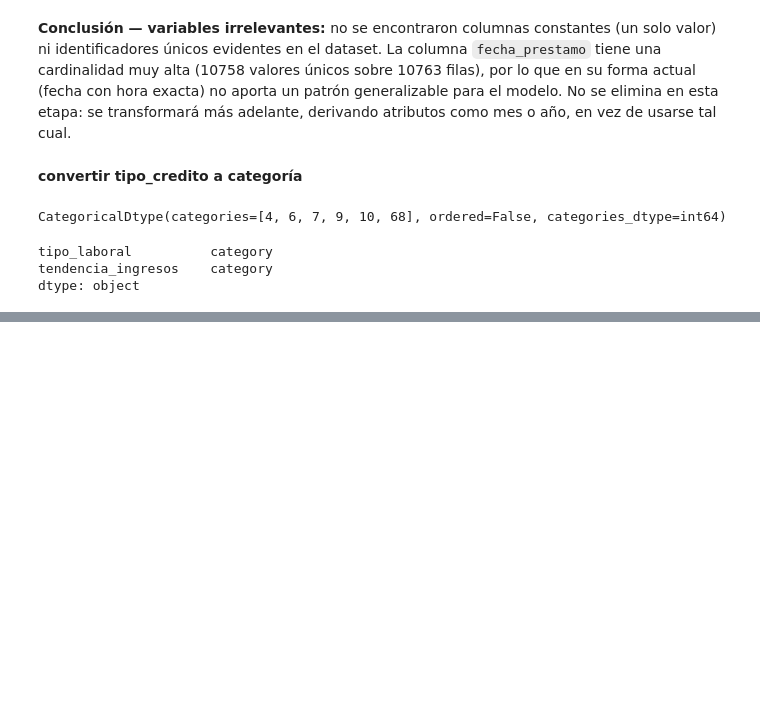
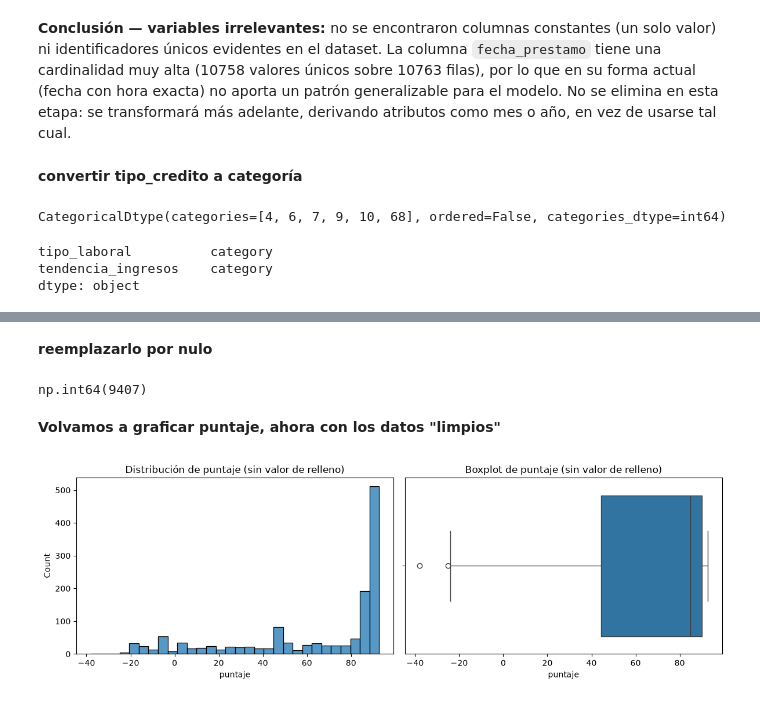
Before and after one commit to AlejandraBlandon/proyecto-integrador-churn, a Jupyter notebook: mlops_pipeline/src/comprension_eda.ipynb, the cells around one changed output, grey strips where cells are left out. Drawn from its saved outputs; the diff is of its cells as text; code cells hidden in the pictures; blank space fills up the shorter version.

```diff
--- a/mlops_pipeline/src/comprension_eda.ipynb
+++ b/mlops_pipeline/src/comprension_eda.ipynb
@@ -200,0 +297,22 @@ dtype: object
+# %% [markdown]
+**reemplazarlo por nulo**
+# %%
+df.loc[df["puntaje"] == 95.227787, "puntaje"] = np.nan
+df["puntaje"].isnull().sum()
+# %% [output]
+np.int64(9407)
+# %% [markdown]
+**Volvamos a graficar puntaje, ahora con los datos "limpios"**
+# %%
+fig, axes = plt.subplots(1, 2, figsize=(12, 4))
+
+sns.histplot(df["puntaje"].dropna(), bins=30, ax=axes[0])
+axes[0].set_title("Distribución de puntaje (sin valor de relleno)")
+
+sns.boxplot(x=df["puntaje"].dropna(), ax=axes[1])
+axes[1].set_title("Boxplot de puntaje (sin valor de relleno)")
+
+plt.tight_layout()
+plt.show()
+# %% [output]
+[figure, added]
```
Also changed, not shown: parts of 54 cells of this notebook.
